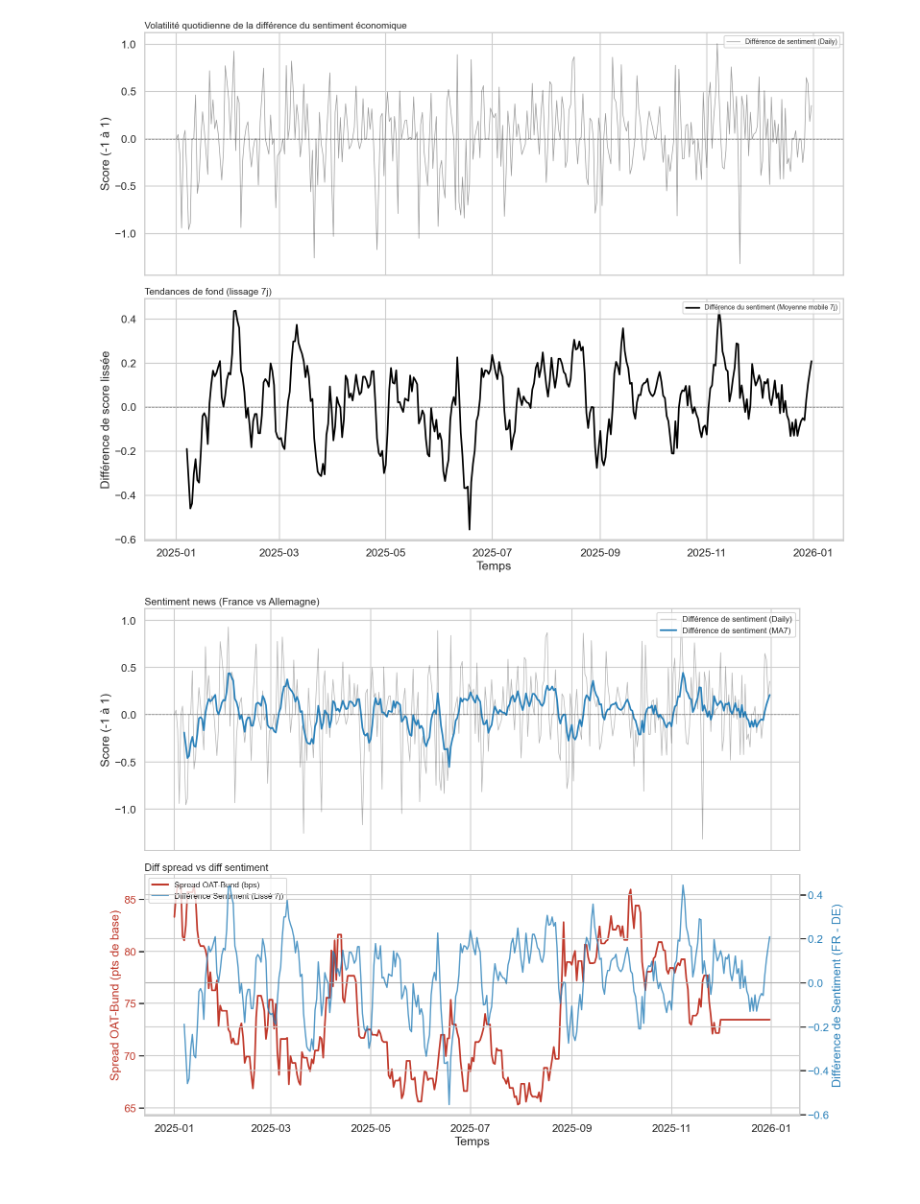
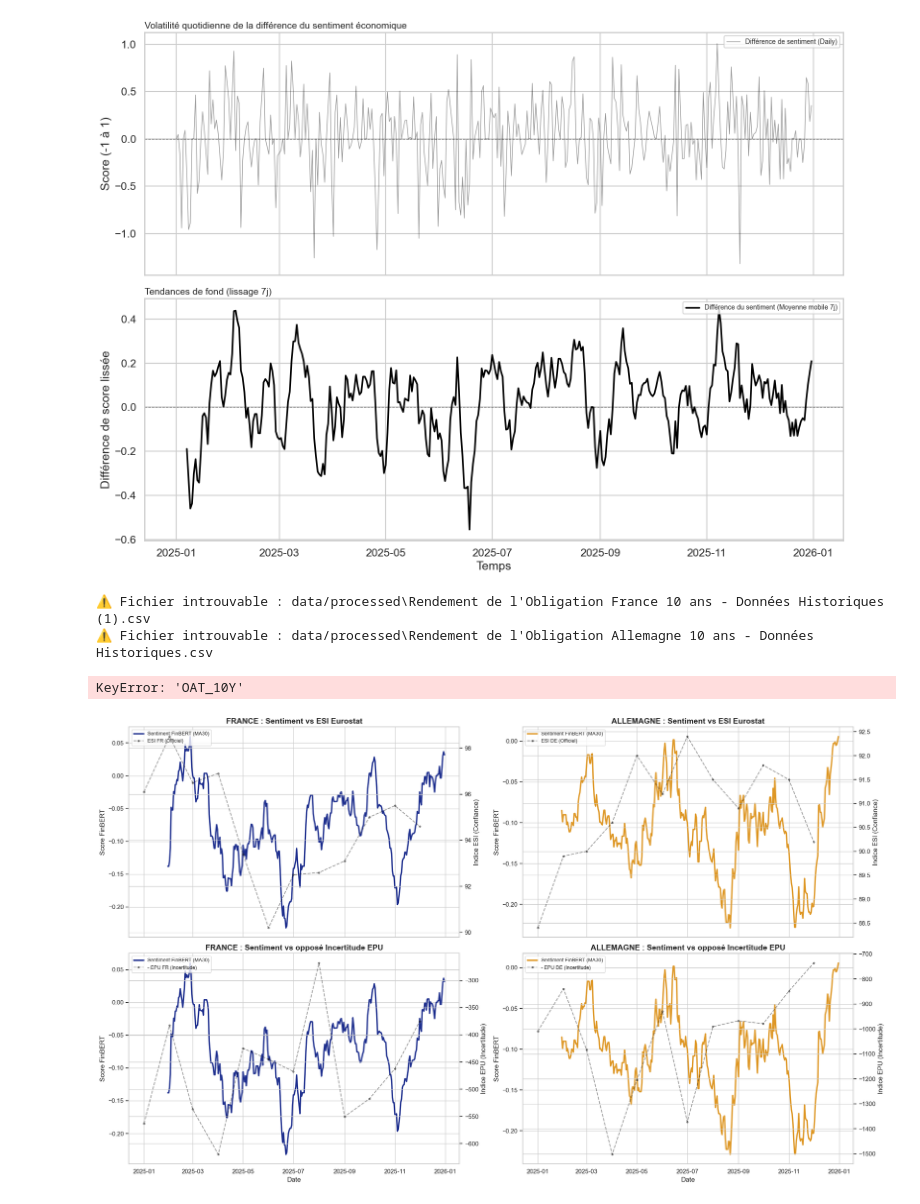
Before and after one commit to elyanrgn/Nowcasting_ENSAE, a Jupyter notebook: sentiment_viz.ipynb, the cells around one changed output. Drawn from its saved outputs; the diff is of its cells as text; code cells hidden in the pictures.

```diff
--- a/sentiment_viz.ipynb
+++ b/sentiment_viz.ipynb
@@ -175,7 +175,7 @@ import os
 # ==========================================
 # 1. CONFIGURATION ET CHARGEMENT
 # ==========================================
-DATA_DIR = "data/raw" # Adapte si tes fichiers de taux sont juste dans "data"
+DATA_DIR = "data/processed" # Adapte si tes fichiers de taux sont juste dans "data"
 SENTIMENT_FILE = "aggregated_daily_finbert.csv"
 BOND_FR_FILE = "Rendement de l'Obligation France 10 ans - Données Historiques (1).csv"
 BOND_DE_FILE = "Rendement de l'Obligation Allemagne 10 ans - Données Historiques.csv"
@@ -278,4 +278,70 @@ ax2.legend(lines_1 + lines_2, labels_1 + labels_2, loc='upper left', frameon=Tru
 plt.tight_layout()
 plt.show()
 # %% [output]
-[figure, removed]
+⚠️ Fichier introuvable : data/processed\Rendement de l'Obligation France 10 ans - Données Historiques (1).csv
+⚠️ Fichier introuvable : data/processed\Rendement de l'Obligation Allemagne 10 ans - Données Historiques.csv
+KeyError: 'OAT_10Y'
+# %%
+# --- 1. CHARGEMENT ET FILTRAGE ---
+DATA_DIR = "data/processed"
+OTHERS_DIR = "data/others"
+
+df_finbert = pd.read_csv(os.path.join(DATA_DIR, "aggregated_daily_finbert.csv"), index_col=0, parse_dates=True)
+START, END = df_finbert.index.min(), df_finbert.index.max()
+
+# ESI Eurostat
+df_esi = pd.read_csv(os.path.join(OTHERS_DIR, "ei_bssi_m_r2_page_linear.csv"))
+df_esi['TIME_PERIOD'] = pd.to_datetime(df_esi['TIME_PERIOD'])
+df_esi = df_esi[(df_esi['TIME_PERIOD'] >= START) & (df_esi['TIME_PERIOD'] <= END)]
+
+# EPU Indices
+epu_fr = pd.read_csv(os.path.join(OTHERS_DIR, "FREUINDXM.csv"), index_col=0, parse_dates=True).loc[START:END]
+epu_de = pd.read_csv(os.path.join(OTHERS_DIR, "DEEPUINDXM.csv"), index_col=0, parse_dates=True).loc[START:END]
+
+# --- 2. CONFIGURATION GRAPHIQUE ---
+sns.set_theme(style="whitegrid", context="notebook")
+fig, axes = plt.subplots(2, 2, figsize=(20, 12), sharex=True)
+((ax1, ax2), (ax3, ax4)) = axes
+
+col_fr, col_de = "#1e2f8e", "#de9725"
+alpha_official = 0.4
+
+# --- FONCTION POUR TRACER UN COMPARATIF ---
+def plot_comparison(ax, daily_data, official_data, color, title, official_label, is_epu=False):
+    # Axe Principal : Ton Sentiment (Lissé 30j pour la tendance)
+    ax.plot(daily_data.index, daily_data.rolling(30).mean(), color=color, linewidth=2.5, label='Sentiment FinBERT (MA30)')
+    ax.set_title(title, fontsize=14, fontweight='bold')
+    ax.set_ylabel("Score FinBERT")
+
+    # Axe Secondaire : Donnée Officielle
+    ax_twin = ax.twinx()
+    if is_epu:
+        ax_twin.plot(official_data.index, official_data.iloc[:, 0], color='black', linestyle='--', alpha=alpha_official, marker='.', label=official_label)
+        ax_twin.set_ylabel("Indice EPU (Incertitude)")
+    else:
+        ax_twin.plot(official_data.index, official_data, color='black', linestyle='--', alpha=alpha_official, marker='.', label=official_label)
+        ax_twin.set_ylabel("Indice ESI (Confiance)")
+
+    # Fusion des légendes
+    lines, labels = ax.get_legend_handles_labels()
+    lines2, labels2 = ax_twin.get_legend_handles_labels()
+    ax.legend(lines + lines2, labels + labels2, loc='upper left', fontsize=9, frameon=True)
+
+# --- REMPLISSAGE DE LA GRILLE ---
+
+# LIGNE 1 : SENTIMENT vs ESI (CONFIANCE)
+esi_fr_data = df_esi[df_esi['geo'] == 'France'].set_index('TIME_PERIOD')['OBS_VALUE']
+plot_comparison(ax1, df_finbert['sent_fr'], esi_fr_data, col_fr, "FRANCE : Sentiment vs ESI Eurostat", "ESI FR (Officiel)")
+
+esi_de_data = df_esi[df_esi['geo'] == 'Germany'].set_index('TIME_PERIOD')['OBS_VALUE']
+plot_comparison(ax2, df_finbert['sent_de'], esi_de_data, col_de, "ALLEMAGNE : Sentiment vs ESI Eurostat", "ESI DE (Officiel)")
+
+# LIGNE 2 : SENTIMENT vs EPU (INCERTITUDE)
+plot_comparison(ax3, df_finbert['sent_fr'], -epu_fr, col_fr, "FRANCE : Sentiment vs opposé Incertitude EPU", "- EPU FR (Incertitude)", is_epu=True)
+plot_comparison(ax4, df_finbert['sent_de'], -epu_de, col_de, "ALLEMAGNE : Sentiment vs opposé Incertitude EPU", "- EPU DE (Incertitude)", is_epu=True)
+
+for ax in [ax3, ax4]: ax.set_xlabel("Date")
+plt.tight_layout()
+plt.show()
+# %% [output]
+[figure, added]
```
Also changed, not shown: parts of 6 cells of this notebook, 7 other files.
